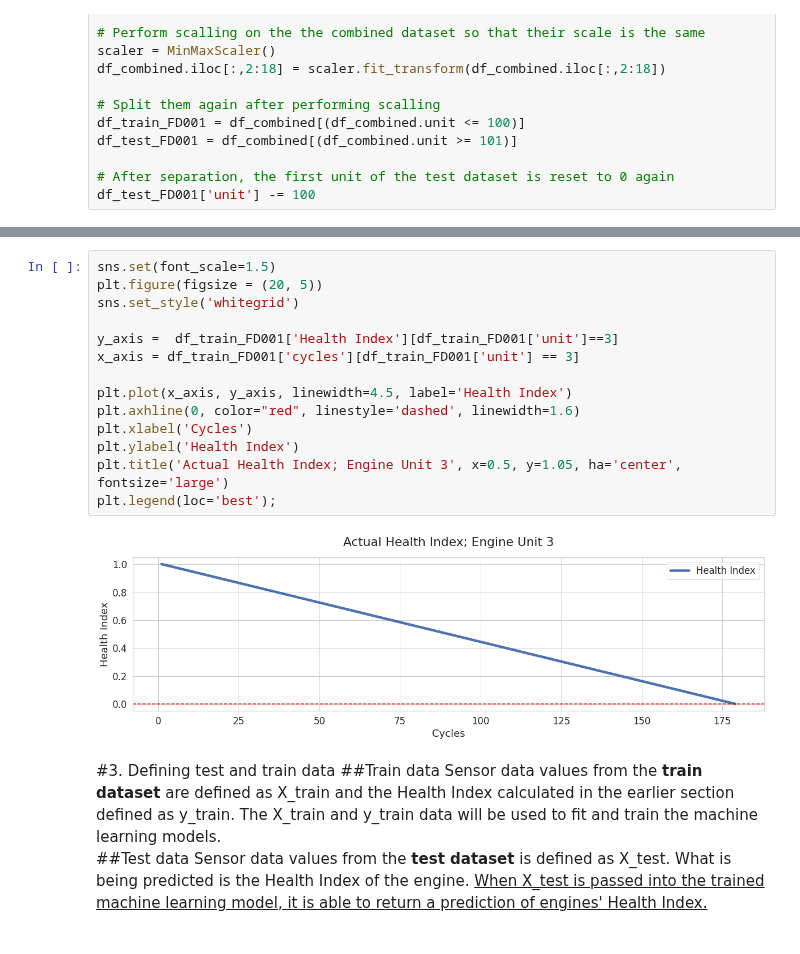
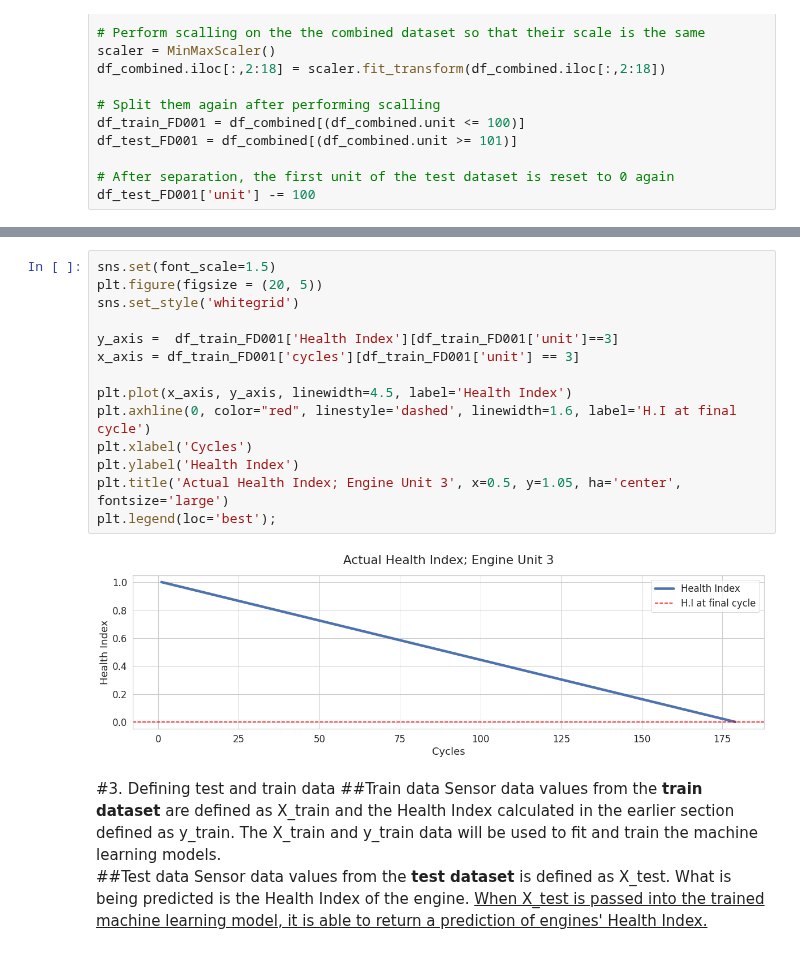
Before and after one commit to luqmanbuang/Aircraft-Engine-Lifetime-Prediction-with-Machine-Learning, a Jupyter notebook: Main.ipynb, the cells around one changed output, grey strips where cells are left out. Drawn from its saved outputs; the diff is of its cells as text.

```diff
--- a/Main.ipynb
+++ b/Main.ipynb
@@ -138,19 +138,19 @@ The RUL can be used to calculate the health index of the engine. The health inde
 # %%
 sns.set(font_scale=1.5)
 plt.figure(figsize = (20, 5))
 sns.set_style('whitegrid')
 
 y_axis =  df_train_FD001['Health Index'][df_train_FD001['unit']==3]
 x_axis = df_train_FD001['cycles'][df_train_FD001['unit'] == 3]
 
 plt.plot(x_axis, y_axis, linewidth=4.5, label='Health Index')
-plt.axhline(0, color="red", linestyle='dashed', linewidth=1.6)
+plt.axhline(0, color="red", linestyle='dashed', linewidth=1.6, label='H.I at final cycle')
 plt.xlabel('Cycles')
 plt.ylabel('Health Index')
 plt.title('Actual Health Index; Engine Unit 3', x=0.5, y=1.05, ha='center', fontsize='large')
 plt.legend(loc='best');
 # %% [output]
-[figure, old version]
+[figure, new version]
 # %% [markdown]
 #3. Defining test and train data
 ##Train data
```
Also changed, not shown: parts of 1 cell of this notebook.
